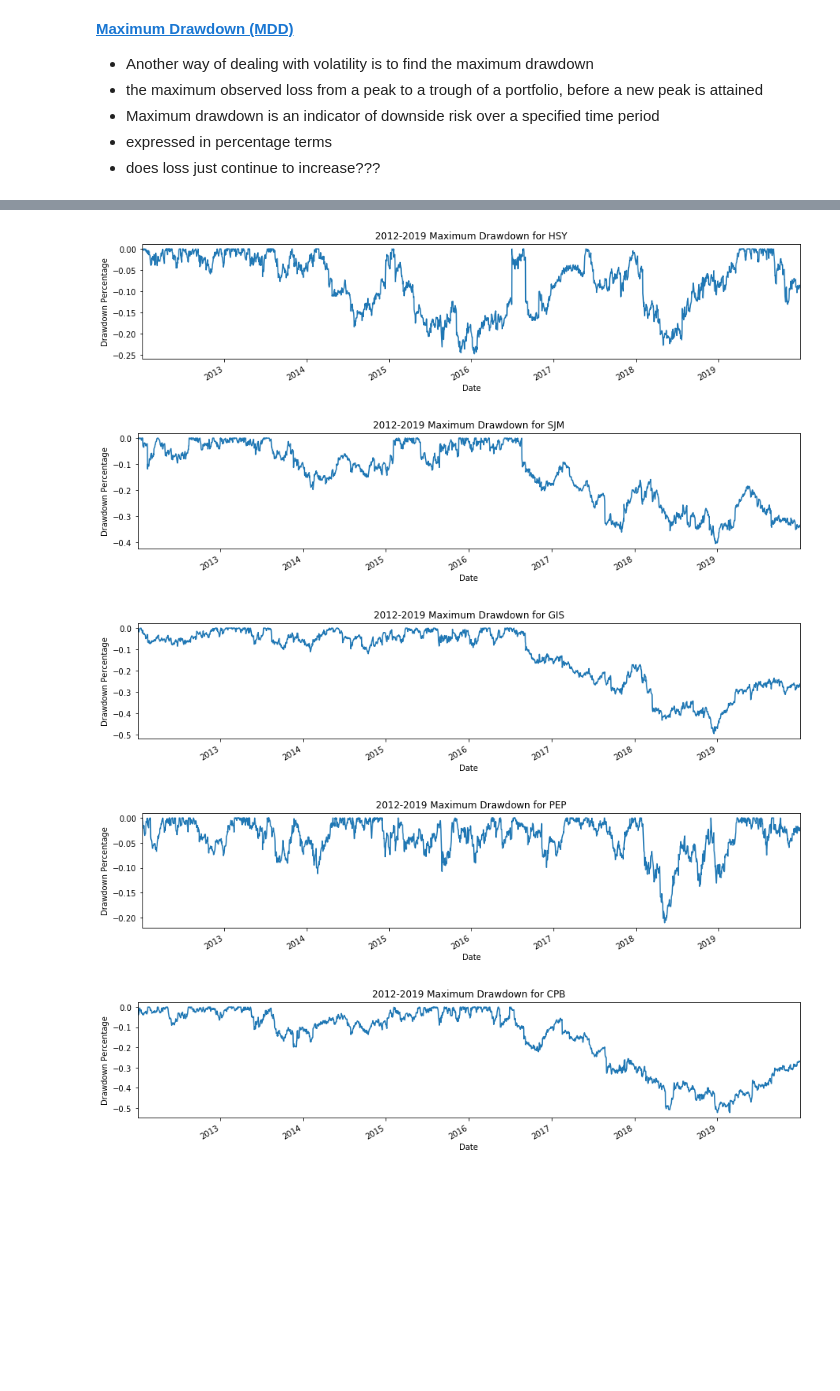
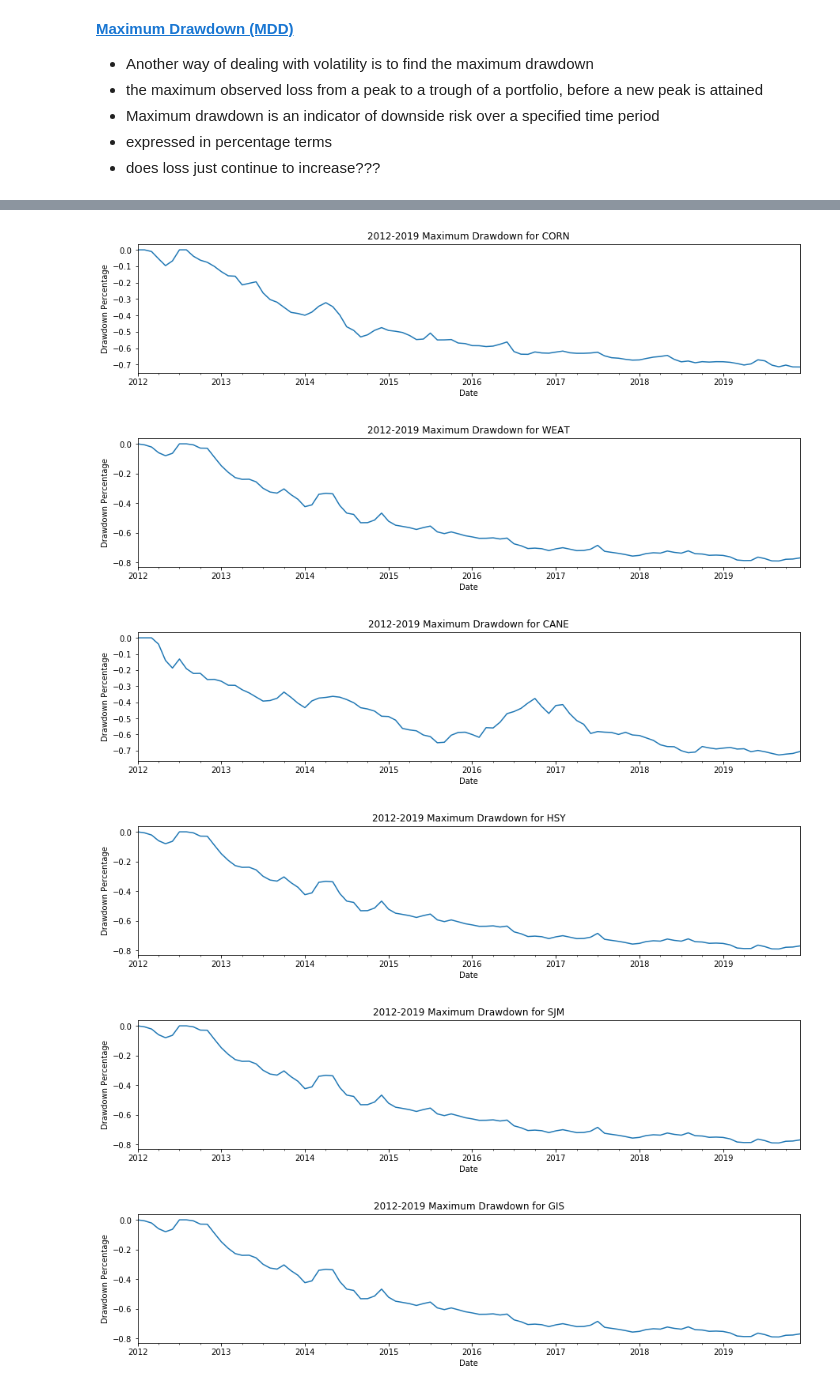
Before and after one commit to megankuscsik/Capstone-Project, a Jupyter notebook: EDA_Stats.ipynb, the cells around one changed output, grey strips where cells are left out. Cells and saved outputs as stored; diff of their text form; code cells hidden in the pictures; blank space fills up the shorter version.

```diff
--- a/EDA_Stats.ipynb
+++ b/EDA_Stats.ipynb
@@ -38,3 +38,7 @@ data.head(5)
 | 2012-01-06 | January | 2012 | 0.5 | 36.12 | 2.09 | 41.72 | 41.80 | 41.26 | 41.35 | ... |
 | 2012-01-09 | January | 2012 | 0.5 | 36.12 | 2.09 | 42.05 | 42.52 | 41.87 | 42.19 | ... |
 5 rows × 45 columns
+# %%
+#resample data monthly
+data_month = data.resample('1M').mean()
+data_month.head(5)
@@ -652,46 +1047,75 @@ plt.show()
 # %%
+#take the stock cumulative return and put into formula with maximum cumulative return
+#https://seekingalpha.com/instablog/42079636-kayode-omotosho/5377452-computing-maximum-drawdown-of-stocks-in-python
+
+#maximum drawdown for monthly data
+#CORN_Close Max Drawdown
+CORN_CumMax = data_month['CORN_cum_return'].cummax()
+data_month['CORN_MaxDrawdown'] = ((data_month['CORN_cum_return']) - CORN_CumMax)/CORN_CumMax
+data_month['CORN_MaxDrawdown'].plot(figsize=(15,3))
+plt.title('2012-2019 Maximum Drawdown for CORN')
+plt.ylabel('Drawdown Percentage')
+plt.show()
+
+#WEAT_Close Max Drawdown--GREATEST DRAWDOWN
+WEAT_CumMax = data_month['WEAT_cum_return'].cummax()
+data_month['WEAT_MaxDrawdown'] = ((data_month['WEAT_cum_return']) - WEAT_CumMax)/WEAT_CumMax
+data_month['WEAT_MaxDrawdown'].plot(figsize=(15,3))
+plt.title('2012-2019 Maximum Drawdown for WEAT')
+plt.ylabel('Drawdown Percentage')
+plt.show()
+
+#CANE_Close Max Drawdown
+CANE_CumMax = data_month['CANE_cum_return'].cummax()
+data_month['CANE_MaxDrawdown'] = ((data_month['CANE_cum_return']) - CANE_CumMax)/CANE_CumMax
+data_month['CANE_MaxDrawdown'].plot(figsize=(15,3))
+plt.title('2012-2019 Maximum Drawdown for CANE')
+plt.ylabel('Drawdown Percentage')
+plt.show()
+
 #HSY_Close Max Drawdown
-HSY_CumMax = data['HSY_cum_return'].cummax()
-data['HSY_MaxDrawdown'] = ((data['HSY_cum_return']) - HSY_CumMax)/HSY_CumMax
-data['HSY_MaxDrawdown'].plot(figsize=(15,3))
+HSY_CumMax = data_month['HSY_cum_return'].cummax()
+data_month['HSY_MaxDrawdown'] = ((data_month['HSY_cum_return']) - HSY_CumMax)/HSY_CumMax
+data_month['HSY_MaxDrawdown'].plot(figsize=(15,3))
 plt.title('2012-2019 Maximum Drawdown for HSY')
 plt.ylabel('Drawdown Percentage')
 plt.show()
 
 #SJM_Close Max Drawdown
-SJM_CumMax = data['SJM_cum_return'].cummax()
-data['SJM_MaxDrawdown'] = ((data['SJM_cum_return']) - SJM_CumMax)/SJM_CumMax
-data['SJM_MaxDrawdown'].plot(figsize=(15,3))
+SJM_CumMax = data_month['SJM_cum_return'].cummax()
+data_month['SJM_MaxDrawdown'] = ((data_month['SJM_cum_return']) - SJM_CumMax)/SJM_CumMax
+data_month['SJM_MaxDrawdown'].plot(figsize=(15,3))
 plt.title('2012-2019 Maximum Drawdown for SJM')
 plt.ylabel('Drawdown Percentage')
 plt.show()
 
 #GIS_Close Max Drawdown--BIG DRAWDOWN
-GIS_CumMax = data['GIS_cum_return'].cummax()
-data['GIS_MaxDrawdown'] = ((data['GIS_cum_return']) - GIS_CumMax)/GIS_CumMax
-data['GIS_MaxDrawdown'].plot(figsize=(15,3))
+GIS_CumMax = data_month['GIS_cum_return'].cummax()
+data_month['GIS_MaxDrawdown'] = ((data_month['GIS_cum_return']) - GIS_CumMax)/GIS_CumMax
+data_month['GIS_MaxDrawdown'].plot(figsize=(15,3))
 plt.title('2012-2019 Maximum Drawdown for GIS')
 plt.ylabel('Drawdown Percentage')
 plt.show()
 
 #PEP_Close Max Drawdown
-PEP_CumMax = data['PEP_cum_return'].cummax()
-data['PEP_MaxDrawdown'] = ((data['PEP_cum_return']) - PEP_CumMax)/PEP_CumMax
-data['PEP_MaxDrawdown'].plot(figsize=(15,3))
+PEP_CumMax = data_month['PEP_cum_return'].cummax()
+data_month['PEP_MaxDrawdown'] = ((data_month['PEP_cum_return']) - PEP_CumMax)/PEP_CumMax
+data_month['PEP_MaxDrawdown'].plot(figsize=(15,3))
 plt.title('2012-2019 Maximum Drawdown for PEP')
 plt.ylabel('Drawdown Percentage')
 plt.show()
 
 #CPB_Close Max Drawdown--BIG DRAWDOWN
-CPB_CumMax = data['CPB_cum_return'].cummax()
-data['CPB_MaxDrawdown'] = ((data['CPB_cum_return']) - CPB_CumMax)/CPB_CumMax
-data['CPB_MaxDrawdown'].plot(figsize=(15,3))
+CPB_CumMax = data_month['CPB_cum_return'].cummax()
+data_month['CPB_MaxDrawdown'] = ((data_month['CPB_cum_return']) - CPB_CumMax)/CPB_CumMax
+data_month['CPB_MaxDrawdown'].plot(figsize=(15,3))
 plt.title('2012-2019 Maximum Drawdown for CPB')
 plt.ylabel('Drawdown Percentage')
 plt.show()
 # %% [output]
-[figure, old version]
+[figure, new version]
-[figure, old version]
+[figure, new version]
-[figure, old version]
+[figure, new version]
-[figure, old version]
+[figure, new version]
-[figure, old version]
+[figure, new version]
+[figure, added]
```
Also changed, not shown: parts of 36 cells of this notebook, 2 other files.
